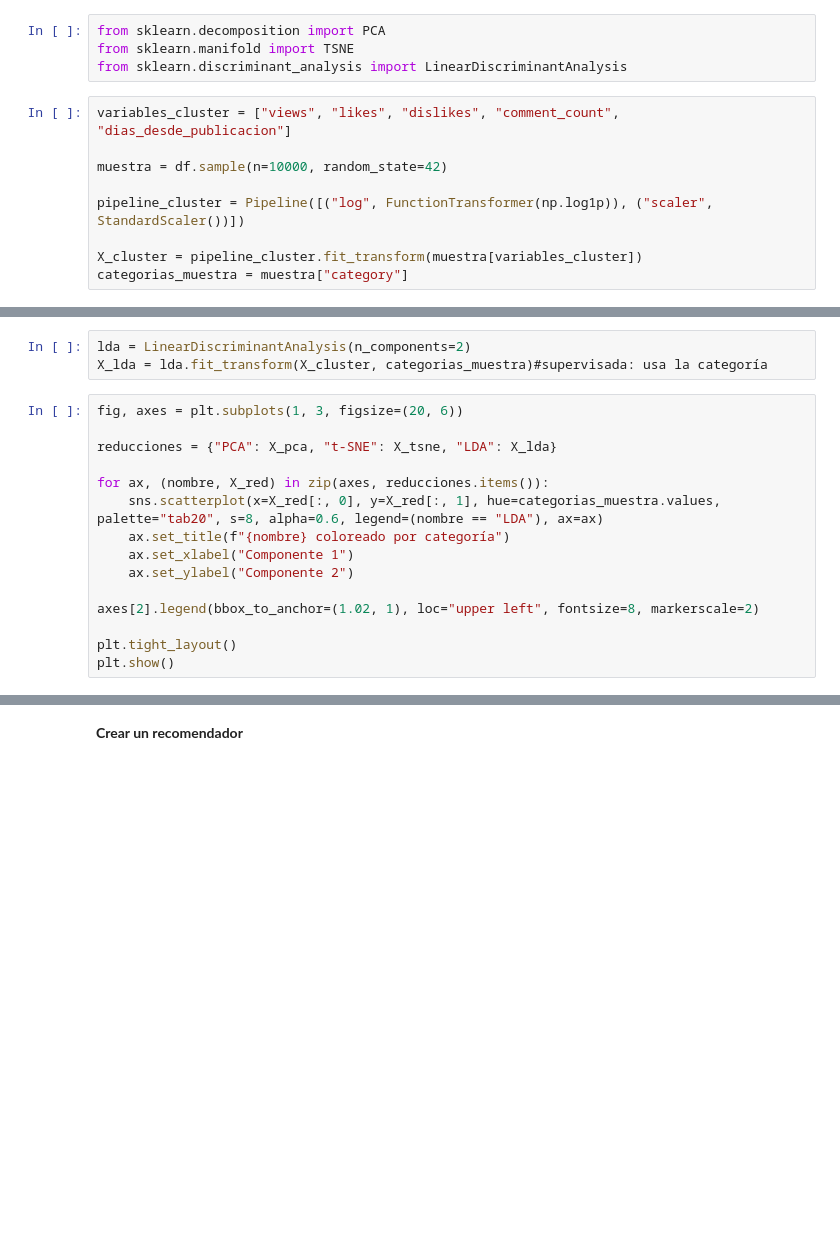
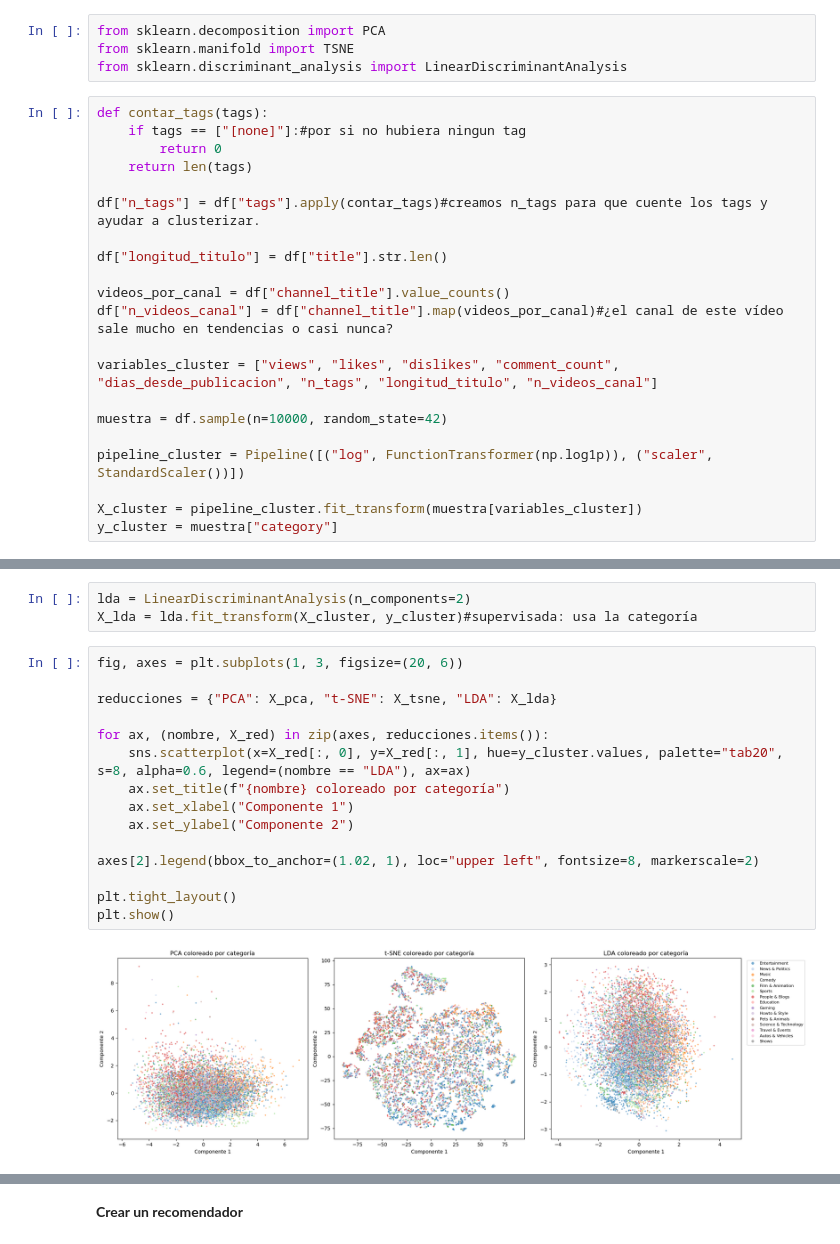
Before and after one commit to fernanditomartinez85/PRACTICA-FINAL-IA, a Jupyter notebook: exploratory_analysis.ipynb, the cells around one changed output, grey strips where cells are left out. Saved outputs shown, nothing was run; the diff lists cells and outputs as text; blank space fills up the shorter version.

```diff
--- a/exploratory_analysis.ipynb
+++ b/exploratory_analysis.ipynb
@@ -1360,14 +1366,26 @@ from sklearn.decomposition import PCA
 from sklearn.manifold import TSNE
 from sklearn.discriminant_analysis import LinearDiscriminantAnalysis
 # %%
-variables_cluster = ["views", "likes", "dislikes", "comment_count", "dias_desde_publicacion"]
+def contar_tags(tags):
+    if tags == ["[none]"]:#por si no hubiera ningun tag
+        return 0
+    return len(tags)
+
+df["n_tags"] = df["tags"].apply(contar_tags)#creamos n_tags para que cuente los tags y ayudar a clusterizar.
+
+df["longitud_titulo"] = df["title"].str.len()
+
+videos_por_canal = df["channel_title"].value_counts()
+df["n_videos_canal"] = df["channel_title"].map(videos_por_canal)#¿el canal de este vídeo sale mucho en tendencias o casi nunca?
+
+variables_cluster = ["views", "likes", "dislikes", "comment_count", "dias_desde_publicacion", "n_tags", "longitud_titulo", "n_videos_canal"]
 
 muestra = df.sample(n=10000, random_state=42)
 
 pipeline_cluster = Pipeline([("log", FunctionTransformer(np.log1p)), ("scaler", StandardScaler())])
 
 X_cluster = pipeline_cluster.fit_transform(muestra[variables_cluster])
-categorias_muestra = muestra["category"]
+y_cluster = muestra["category"]
 # %%
 pca = PCA(n_components=2, random_state=42)
 X_pca = pca.fit_transform(X_cluster)
@@ -1380,18 +1416,20 @@ X_tsne = tsne.fit_transform(X_cluster)
 # %%
 lda = LinearDiscriminantAnalysis(n_components=2)
-X_lda = lda.fit_transform(X_cluster, categorias_muestra)#supervisada: usa la categoría
+X_lda = lda.fit_transform(X_cluster, y_cluster)#supervisada: usa la categoría
 # %%
 fig, axes = plt.subplots(1, 3, figsize=(20, 6))
 
 reducciones = {"PCA": X_pca, "t-SNE": X_tsne, "LDA": X_lda}
 
 for ax, (nombre, X_red) in zip(axes, reducciones.items()):
-    sns.scatterplot(x=X_red[:, 0], y=X_red[:, 1], hue=categorias_muestra.values, palette="tab20", s=8, alpha=0.6, legend=(nombre == "LDA"), ax=ax)
+    sns.scatterplot(x=X_red[:, 0], y=X_red[:, 1], hue=y_cluster.values, palette="tab20", s=8, alpha=0.6, legend=(nombre == "LDA"), ax=ax)
     ax.set_title(f"{nombre} coloreado por categoría")
     ax.set_xlabel("Componente 1")
     ax.set_ylabel("Componente 2")
 
 axes[2].legend(bbox_to_anchor=(1.02, 1), loc="upper left", fontsize=8, markerscale=2)
 
 plt.tight_layout()
 plt.show()
+# %% [output]
+[figure, added]
```
Also changed, not shown: parts of 25 cells of this notebook.
